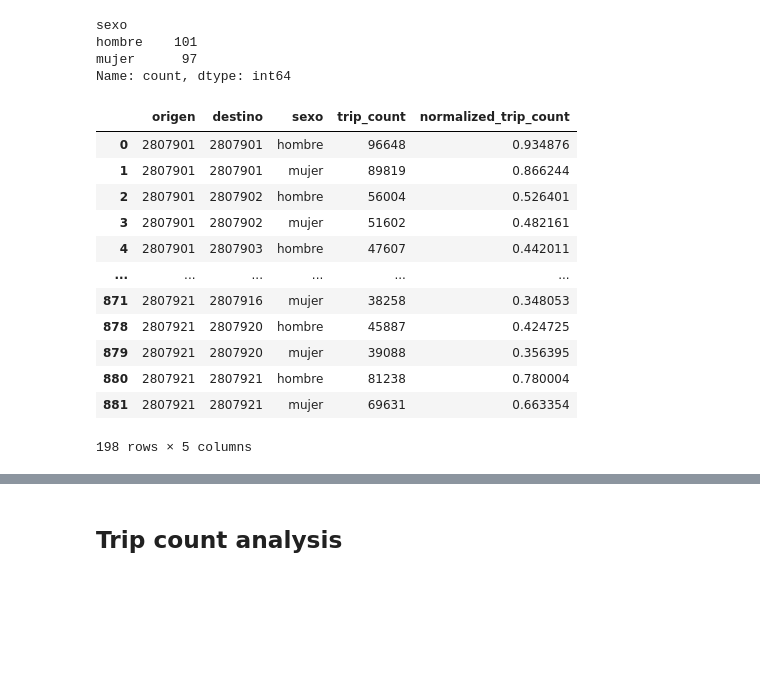
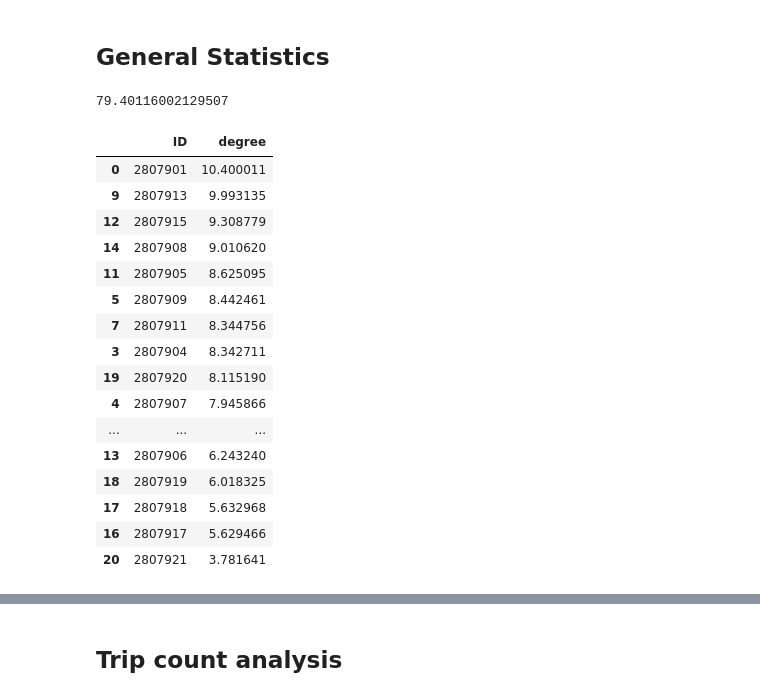
Before and after one commit to carobs9/thesis_project, a Jupyter notebook: clustering/get_graph_plotly.ipynb, the cells around one changed output, grey strips where cells are left out. Saved outputs shown, nothing was run; the diff lists cells and outputs as text; code cells hidden in the pictures; blank space fills up the shorter version.

```diff
--- a/clustering/get_graph_plotly.ipynb
+++ b/clustering/get_graph_plotly.ipynb
@@ -50,29 +52,33 @@ G5 = update_node_sizes(G5, income, var_of_interest)
 positions = get_positions(gdf)
 edge_colors5, edge_widths5 = set_art(G5, 0.6)
 plotly_graph(G5, positions, edge_colors5, edge_widths5, var_of_interest)
-# %%
-trip_counts5.sexo.value_counts()
-# %% [output]
-sexo
-hombre    101
-mujer      97
-Name: count, dtype: int64
-# %%
-trip_counts5
-# %% [output]
-|  | origen | destino | sexo | trip_count | normalized_trip_count |
-| 0 | 2807901 | 2807901 | hombre | 96648 | 0.934876 |
-| 1 | 2807901 | 2807901 | mujer | 89819 | 0.866244 |
-| 2 | 2807901 | 2807902 | hombre | 56004 | 0.526401 |
-| 3 | 2807901 | 2807902 | mujer | 51602 | 0.482161 |
-| 4 | 2807901 | 2807903 | hombre | 47607 | 0.442011 |
-| ... | ... | ... | ... | ... | ... |
-| 871 | 2807921 | 2807916 | mujer | 38258 | 0.348053 |
-| 878 | 2807921 | 2807920 | hombre | 45887 | 0.424725 |
-| 879 | 2807921 | 2807920 | mujer | 39088 | 0.356395 |
-| 880 | 2807921 | 2807921 | hombre | 81238 | 0.780004 |
-| 881 | 2807921 | 2807921 | mujer | 69631 | 0.663354 |
-198 rows × 5 columns
+# %% [markdown]
+## General Statistics
+# %%
+G.size(weight="weight")
+# %% [output]
+79.40116002129507
+# %%
+degree_df = pd.DataFrame(nx.degree(G, weight='weight'),columns=["ID", "degree"])
+degree_df.sort_values("degree", ascending=False)
+# %% [output]
+|  | ID | degree |
+| 0 | 2807901 | 10.400011 |
+| 9 | 2807913 | 9.993135 |
+| 12 | 2807915 | 9.308779 |
+| 14 | 2807908 | 9.010620 |
+| 11 | 2807905 | 8.625095 |
+| 5 | 2807909 | 8.442461 |
+| 7 | 2807911 | 8.344756 |
+| 3 | 2807904 | 8.342711 |
+| 19 | 2807920 | 8.115190 |
+| 4 | 2807907 | 7.945866 |
+| ... | ... | ... |
+| 13 | 2807906 | 6.243240 |
+| 18 | 2807919 | 6.018325 |
+| 17 | 2807918 | 5.632968 |
+| 16 | 2807917 | 5.629466 |
+| 20 | 2807921 | 3.781641 |
 # %%
 len(G.edges)
 # %% [output]
```
Also changed, not shown: parts of 22 cells of this notebook, 36 other files.
